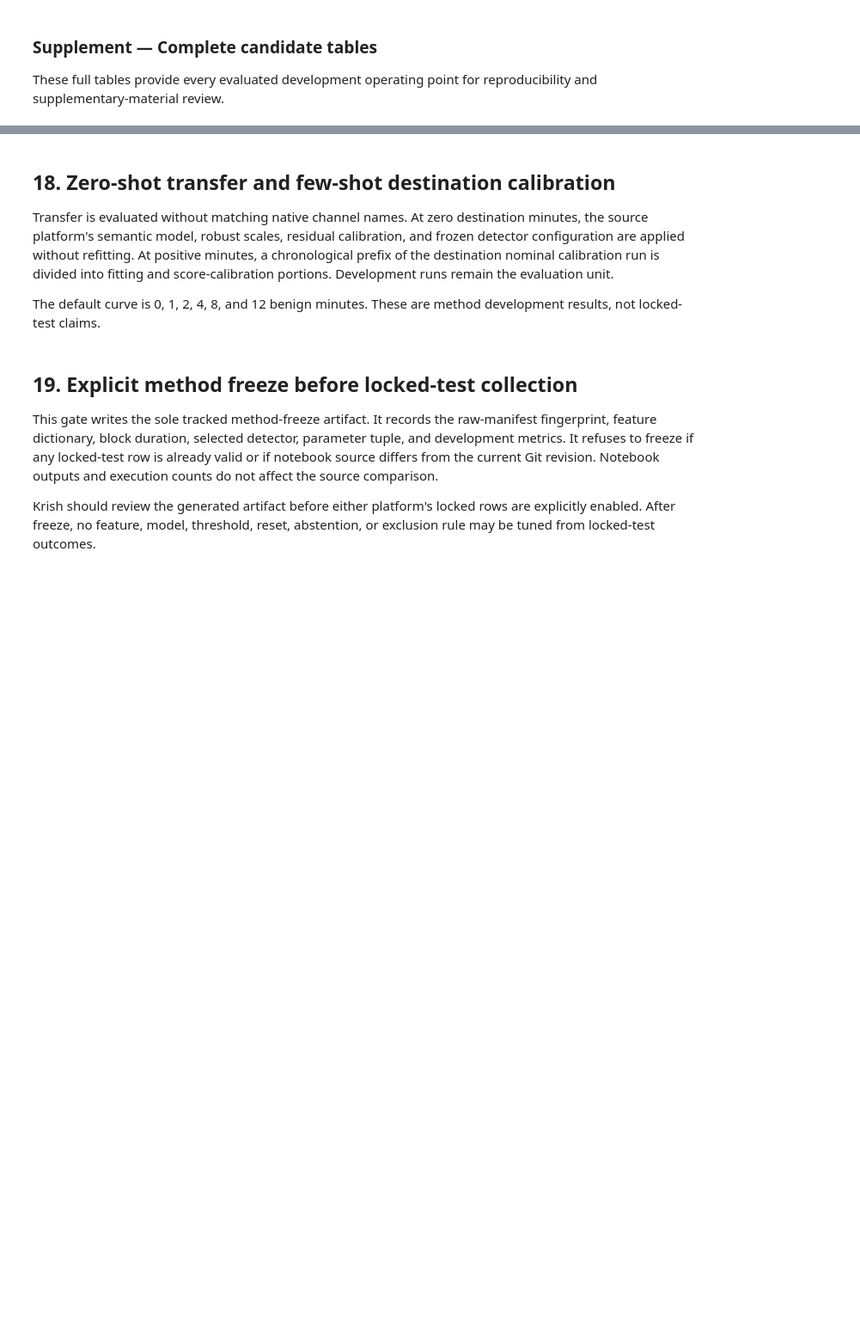
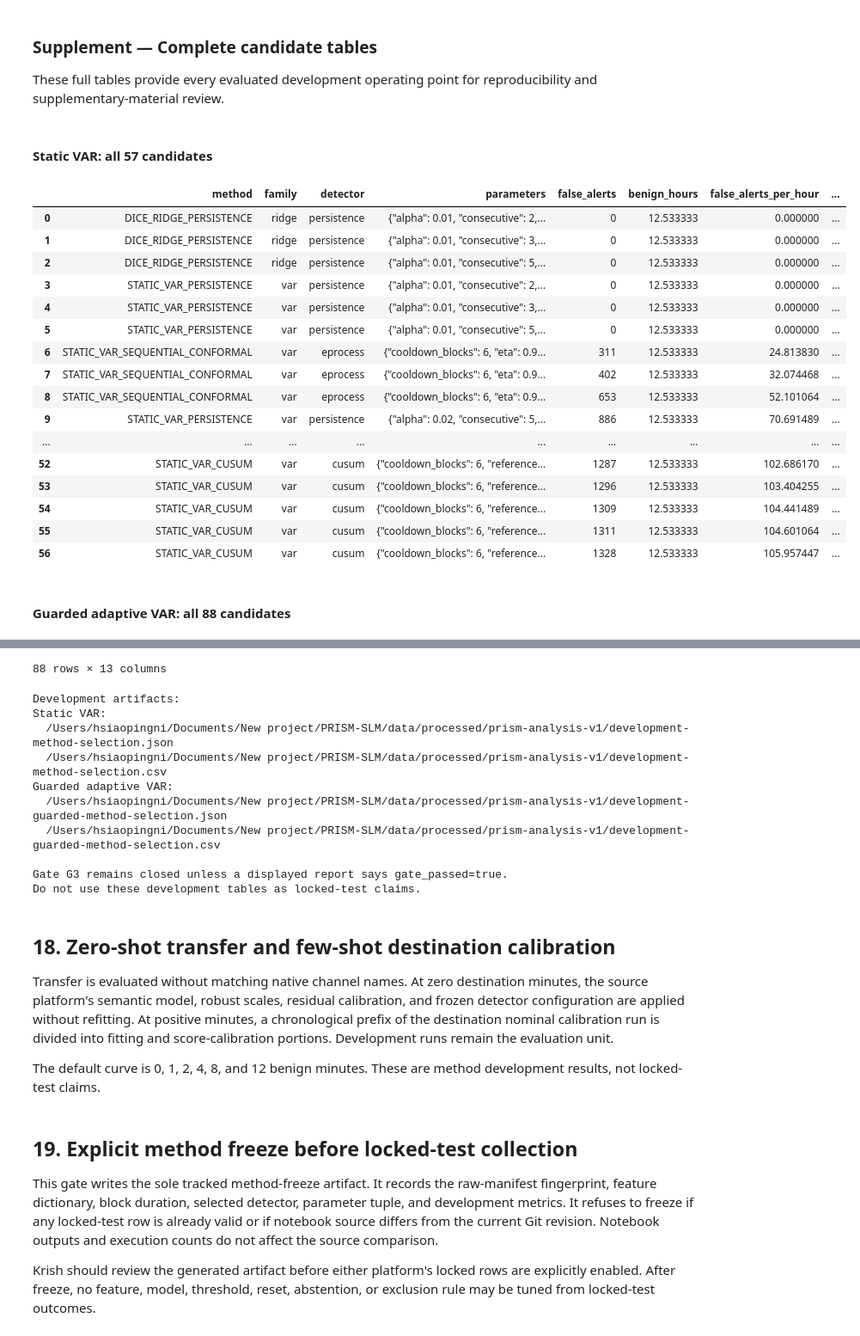
Before and after one commit to ping830616/PRISM, a Jupyter notebook: notebooks/PRISM_Complete_Experiment.ipynb, the cells around one changed output, grey strips where cells are left out. Shown at 86% size. Cells and saved outputs as stored; diff of their text form; code cells hidden in the pictures; blank space fills up the shorter version.

```diff
--- a/notebooks/PRISM_Complete_Experiment.ipynb
+++ b/notebooks/PRISM_Complete_Experiment.ipynb
@@ -6988,18 +9274,43 @@ These full tables provide every evaluated development operating point for
 reproducibility and supplementary-material review.
 # %%
 for label, candidates in PAPER_CANDIDATES.items():
+    sort_columns = (
+        ["fah", "detection"]
+        if label == "Robust residual fusion"
+        else ["false_alerts_per_hour", "anomaly_run_detection_rate"]
+    )
     ordered = candidates.sort_values(
-        ["false_alerts_per_hour", "anomaly_run_detection_rate"],
+        sort_columns,
         ascending=[True, False],
     ).reset_index(drop=True)
     display(Markdown(f"#### {label}: all {len(ordered)} candidates"))
     display(ordered)
 
 print("Development artifacts:")
 for label, paths in PAPER_RESULT_FILES.items():
     print(f"{label}:")
     for path in paths:
         print(f"  {path}")
 print()
 print("Gate G3 remains closed unless a displayed report says gate_passed=true.")
 print("Do not use these development tables as locked-test claims.")
+# %% [output]
+#### Static VAR: all 57 candidates
+|  | method | family | detector | parameters | false_alerts | benign_hours | false_alerts_per_hour | ... |
+| 0 | DICE_RIDGE_PERSISTENCE | ridge | persistence | {"alpha": 0.01, "consecutive": 2,... | 0 | 12.533333 | 0.000000 | ... |
+| 1 | DICE_RIDGE_PERSISTENCE | ridge | persistence | {"alpha": 0.01, "consecutive": 3,... | 0 | 12.533333 | 0.000000 | ... |
+| 2 | DICE_RIDGE_PERSISTENCE | ridge | persistence | {"alpha": 0.01, "consecutive": 5,... | 0 | 12.533333 | 0.000000 | ... |
+| 3 | STATIC_VAR_PERSISTENCE | var | persistence | {"alpha": 0.01, "consecutive": 2,... | 0 | 12.533333 | 0.000000 | ... |
+| 4 | STATIC_VAR_PERSISTENCE | var | persistence | {"alpha": 0.01, "consecutive": 3,... | 0 | 12.533333 | 0.000000 | ... |
+| 5 | STATIC_VAR_PERSISTENCE | var | persistence | {"alpha": 0.01, "consecutive": 5,... | 0 | 12.533333 | 0.000000 | ... |
+| 6 | STATIC_VAR_SEQUENTIAL_CONFORMAL | var | eprocess | {"cooldown_blocks": 6, "eta": 0.9... | 311 | 12.533333 | 24.813830 | ... |
+| 7 | STATIC_VAR_SEQUENTIAL_CONFORMAL | var | eprocess | {"cooldown_blocks": 6, "eta": 0.9... | 402 | 12.533333 | 32.074468 | ... |
+| 8 | STATIC_VAR_SEQUENTIAL_CONFORMAL | var | eprocess | {"cooldown_blocks": 6, "eta": 0.9... | 653 | 12.533333 | 52.101064 | ... |
+| 9 | STATIC_VAR_PERSISTENCE | var | persistence | {"alpha": 0.02, "consecutive": 5,... | 886 | 12.533333 | 70.691489 | ... |
+| ... | ... | ... | ... | ... | ... | ... | ... | ... |
+| 52 | STATIC_VAR_CUSUM | var | cusum | {"cooldown_blocks": 6, "reference... | 1287 | 12.533333 | 102.686170 | ... |
+| 53 | STATIC_VAR_CUSUM | var | cusum | {"cooldown_blocks": 6, "reference... | 1296 | 12.533333 | 103.404255 | ... |
+| 54 | STATIC_VAR_CUSUM | var | cusum | {"cooldown_blocks": 6, "reference... | 1309 | 12.533333 | 104.441489 | ... |
+| 55 | STATIC_VAR_CUSUM | var | cusum | {"cooldown_blocks": 6, "reference... | 1311 | 12.533333 | 104.601064 | ... |
+| 56 | STATIC_VAR_CUSUM | var | cusum | {"cooldown_blocks": 6, "reference... | 1328 | 12.533333 | 105.957447 | ... |
+#### Guarded adaptive VAR: all 88 candidates
@@ -7006,3 +9329,14 @@ print("Do not use these development tables as locked-test claims.")
+88 rows × 13 columns
+Development artifacts:
+Static VAR:
+  /Users/hsiaopingni/Documents/New project/PRISM-SLM/data/processed/prism-analysis-v1/development-method-selection.json
+  /Users/hsiaopingni/Documents/New project/PRISM-SLM/data/processed/prism-analysis-v1/development-method-selection.csv
+Guarded adaptive VAR:
+  /Users/hsiaopingni/Documents/New project/PRISM-SLM/data/processed/prism-analysis-v1/development-guarded-method-selection.json
+  /Users/hsiaopingni/Documents/New project/PRISM-SLM/data/processed/prism-analysis-v1/development-guarded-method-selection.csv
+
+Gate G3 remains closed unless a displayed report says gate_passed=true.
+Do not use these development tables as locked-test claims.
 # %% [markdown]
 ## 18. Zero-shot transfer and few-shot destination calibration
 
```
Also changed, not shown: parts of 58 cells of this notebook, 8 other files.
